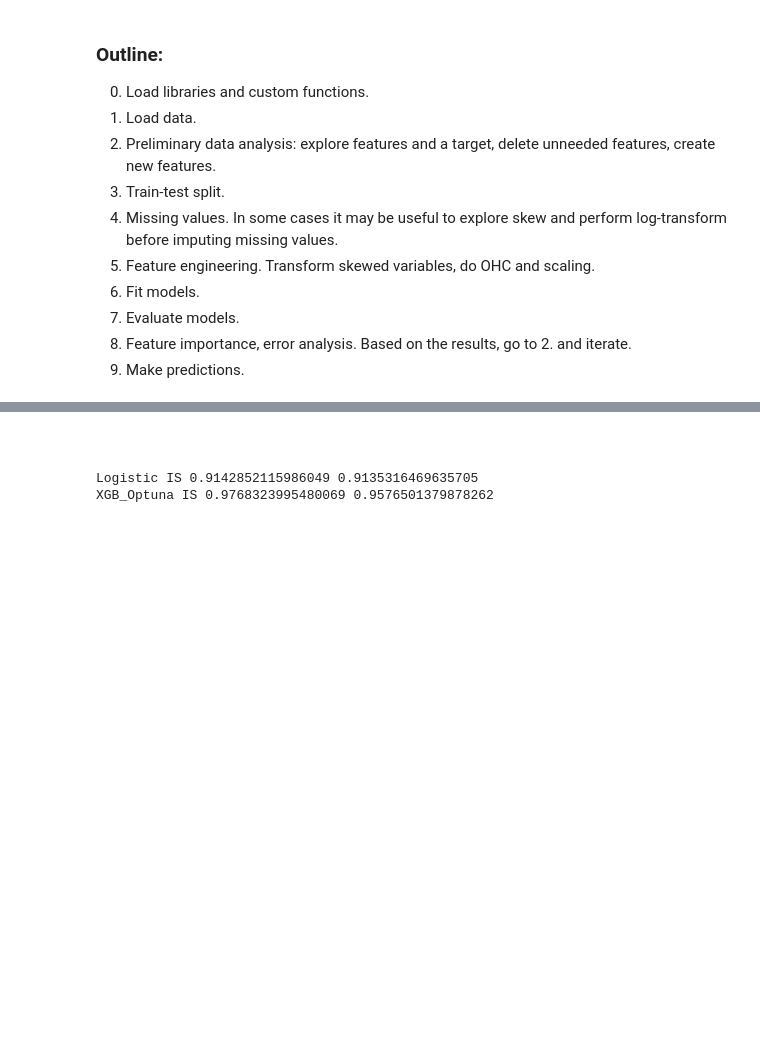
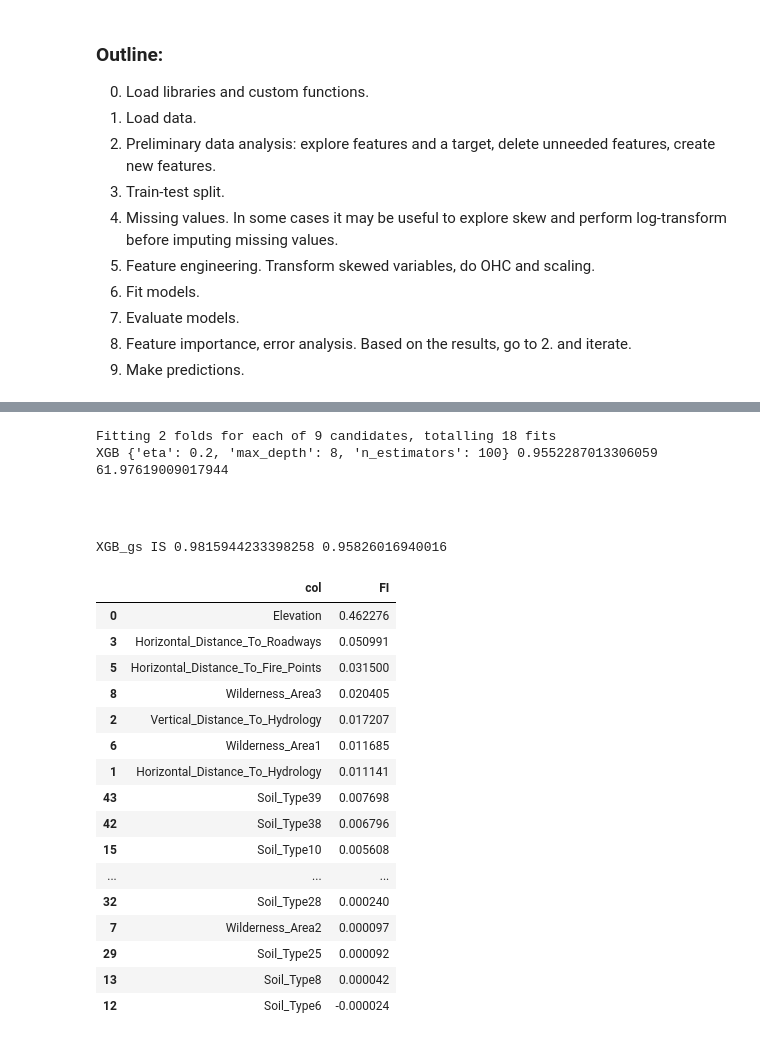
Before and after one commit to MykolaPinchuk/KaggleProjects, a Jupyter notebook: kp-14.ipynb, the cells around one changed output, grey strips where cells are left out. Drawn from its saved outputs; the diff is of its cells as text; code cells hidden in the pictures; blank space fills up the shorter version.

```diff
--- a/kp-14.ipynb
+++ b/kp-14.ipynb
@@ -364,11 +323,17 @@ XGBClassifier(alpha=0.09316233522489825, base_score=0.5, booster='gbtree',
 # %%
-#xgb = XGBClassifier(tree_method = 'gpu_hist', gpu_id = 0)
-#param_grid = {'eta':[0.1, 0.2, 0.3], 'max_depth':[4,6,8], 'n_estimators':[300]}
-#xgbm = GridSearchCV(xgb, param_grid, cv=2, scoring=f1w, verbose=1)
+f1w = make_scorer(f1_score , average='weighted')
 
+time1 = time.time()
 
-#xgbm.fit(X_train, y_train)
-#print('XGB', xgbm.best_params_, xgbm.best_score_, time.time()-time1)
+xgb = XGBClassifier(tree_method = 'gpu_hist', gpu_id = 0)
+param_grid = {'eta':[0.1, 0.2, 0.3], 'max_depth':[4,6,8], 'n_estimators':[300]}
+xgbm = GridSearchCV(xgb, param_grid, cv=2, scoring=f1w, verbose=1)
+
+xgbm.fit(X_train, y_train)
+print('XGB', xgbm.best_params_, xgbm.best_score_, time.time()-time1)
+# %% [output]
+Fitting 2 folds for each of 9 candidates, totalling 18 fits
+XGB {'eta': 0.2, 'max_depth': 8, 'n_estimators': 100} 0.9552287013306059 61.97619009017944
 # %%
 #Visualize parameter importances.
 optuna.visualization.plot_param_importances(study)
@@ -379,14 +344,38 @@ optuna.visualization.plot_slice(study)
 # %%
 # 7. Model evaluation #
 
-print('Logistic IS', f1_score(y_train, lrm.predict(X_train), average='weighted'),
-      f1_score(y_test, lrm.predict(X_test), average='weighted'))
+#print('Logistic IS', f1_score(y_train, lrm.predict(X_train), average='weighted'),
+#      f1_score(y_test, lrm.predict(X_test), average='weighted'))
 
-#print('XGB_gs IS', f1_score(y_train, xgbm.predict(X_train), average='weighted'),
-#      f1_score(y_test, xgbm.predict(X_test), average='weighted'))
+print('XGB_gs IS', f1_score(y_train, xgbm.predict(X_train), average='weighted'),
+      f1_score(y_test, xgbm.predict(X_test), average='weighted'))
 
 print('XGB_Optuna IS', f1_score(y_train, optuna_xgb.predict(X_train), average='weighted'),
       f1_score(y_test, optuna_xgb.predict(X_test), average='weighted'))
 # %% [output]
-Logistic IS 0.9142852115986049 0.9135316469635705
-XGB_Optuna IS 0.9768323995480069 0.9576501379878262
+XGB_gs IS 0.9815944233398258 0.95826016940016
+# %%
+# feature importance #
+
+results = permutation_importance(optuna_xgb, X_test, y_test, n_jobs=-1)
+fi = pd.DataFrame({'col':X_test.columns, 'FI':results.importances_mean})
+fi = fi.sort_values('FI', ascending = False)
+fi
+# %% [output]
+|  | col | FI |
+| 0 | Elevation | 0.462276 |
+| 3 | Horizontal_Distance_To_Roadways | 0.050991 |
+| 5 | Horizontal_Distance_To_Fire_Points | 0.031500 |
+| 8 | Wilderness_Area3 | 0.020405 |
+| 2 | Vertical_Distance_To_Hydrology | 0.017207 |
+| 6 | Wilderness_Area1 | 0.011685 |
+| 1 | Horizontal_Distance_To_Hydrology | 0.011141 |
+| 43 | Soil_Type39 | 0.007698 |
+| 42 | Soil_Type38 | 0.006796 |
+| 15 | Soil_Type10 | 0.005608 |
+| ... | ... | ... |
+| 32 | Soil_Type28 | 0.000240 |
+| 7 | Wilderness_Area2 | 0.000097 |
+| 29 | Soil_Type25 | 0.000092 |
+| 13 | Soil_Type8 | 0.000042 |
+| 12 | Soil_Type6 | -0.000024 |
```
Also changed, not shown: parts of 8 cells of this notebook.
